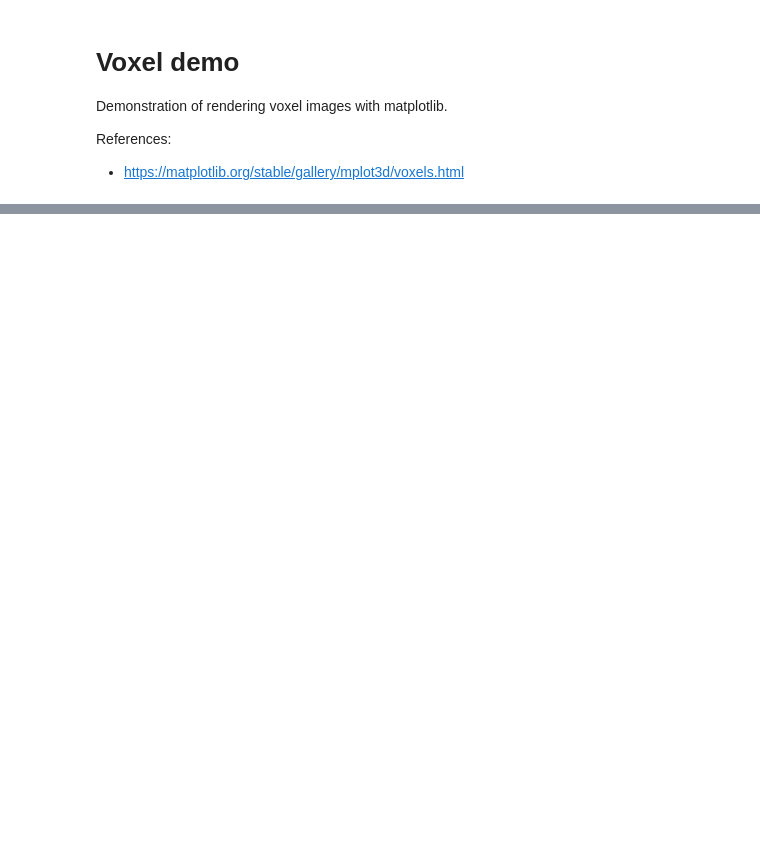
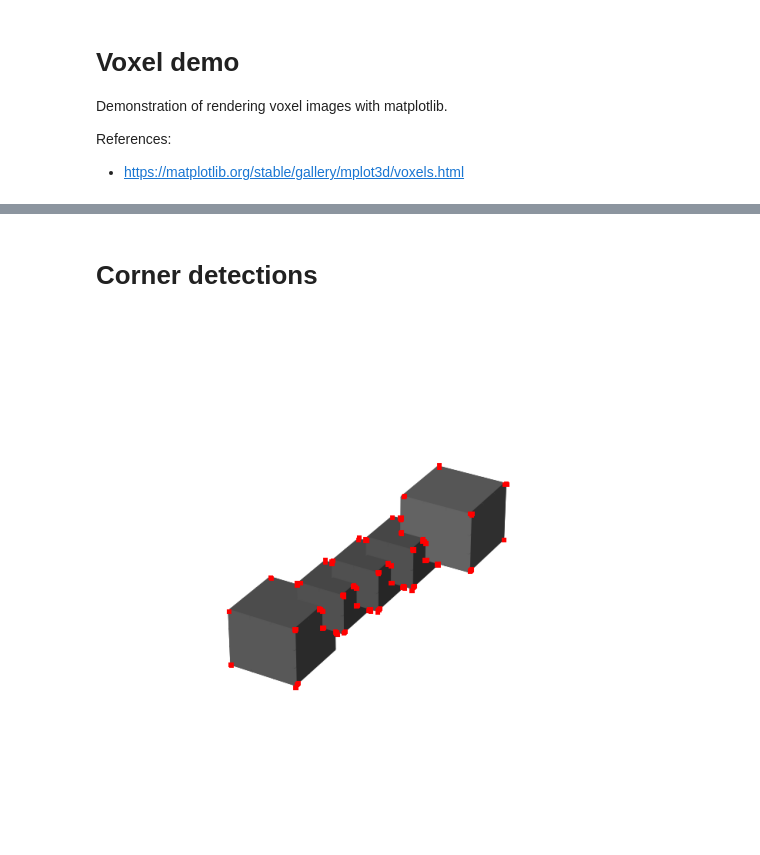
Before and after one commit to goosebread/Project3DReconstruction, a Jupyter notebook: notebooks/voxel_demo.ipynb, the cells around one changed output, grey strips where cells are left out. Drawn from its saved outputs; the diff is of its cells as text; code cells hidden in the pictures; blank space fills up the shorter version.

```diff
--- a/notebooks/voxel_demo.ipynb
+++ b/notebooks/voxel_demo.ipynb
@@ -29,0 +34,22 @@ ax.voxels(voxelarray, facecolors=colors, edgecolors=colors);
+# %% [markdown]
+# Corner detections
+# %%
+buffer = io.BytesIO()
+fig.savefig(buffer, format="png", dpi=300)
+buffer.seek(0)
+
+image = cv.imdecode(np.frombuffer(buffer.read(), dtype="u1"), flags=cv.IMREAD_COLOR)
+gray = cv.cvtColor(image, code=cv.COLOR_BGR2GRAY).astype("f4")
+
+dst = cv.cornerHarris(gray, 2, 3, 0.04)
+dst = cv.dilate(dst, cv.getStructuringElement(cv.MORPH_RECT, (6, 6)))
+
+gray_highlight = np.repeat(gray[..., np.newaxis], 3, -1).astype("u1")
+gray_highlight[dst > 1e-4 * dst.max()] = [255, 0, 0]
+
+
+_, ax = plt.subplots(figsize=(2, 2), dpi=300)
+ax.axis("off")
+ax.imshow(gray_highlight);
+# %% [output]
+[figure, added]
```
Also changed, not shown: parts of 2 cells of this notebook, 2 other files.
